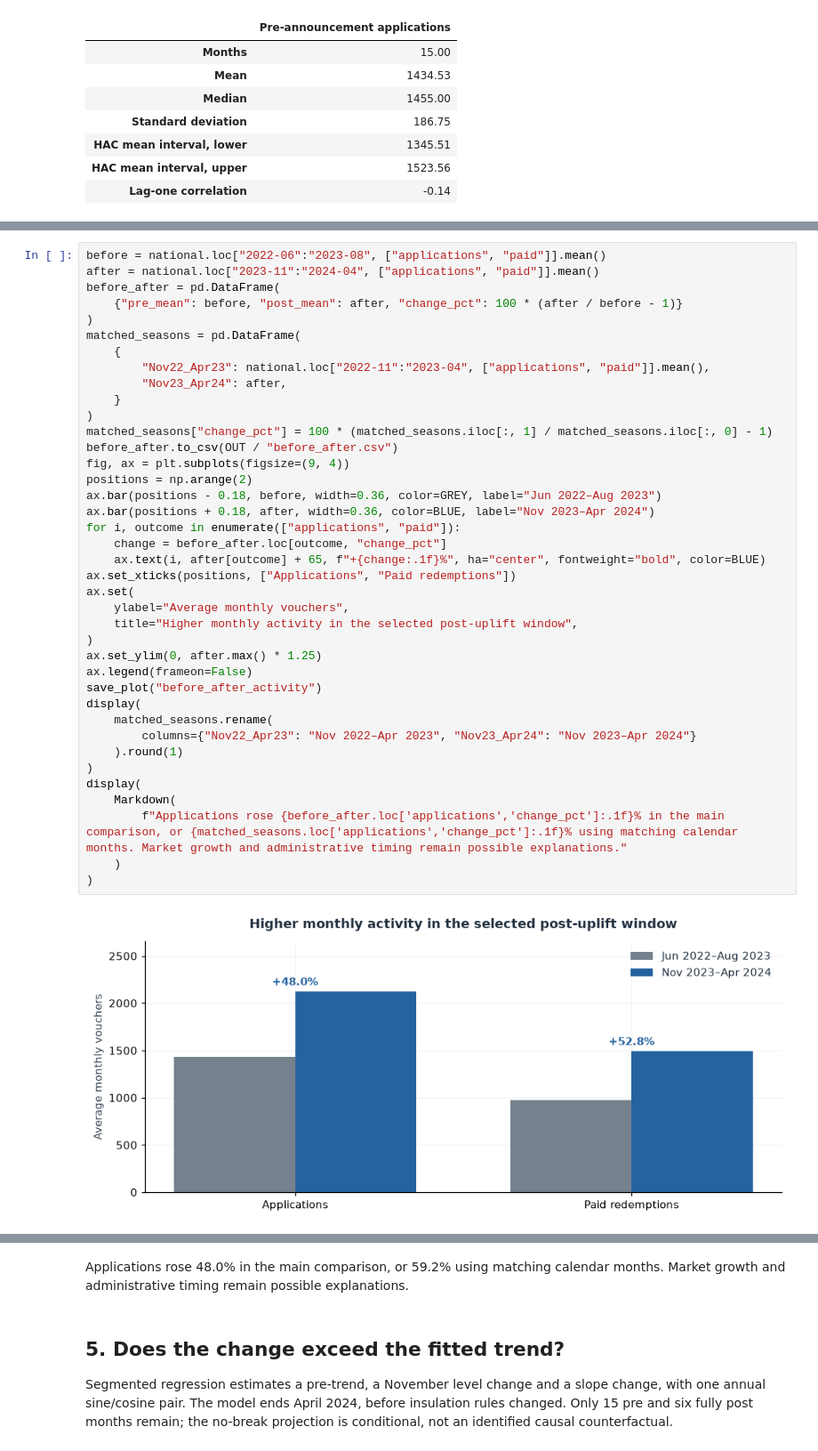
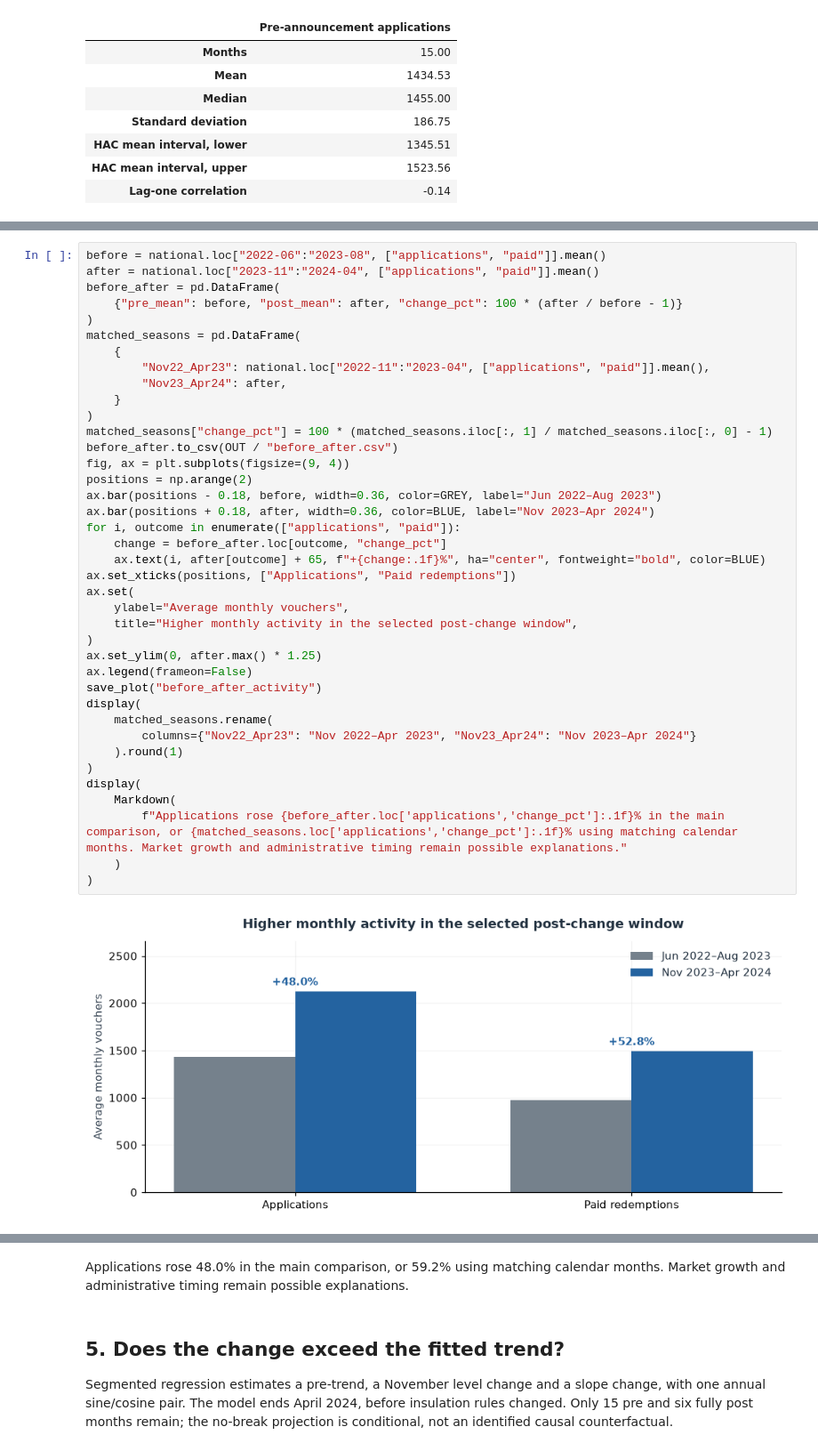
Before and after one commit to AyushSinghRaghuwanshi/uk-boiler-upgrade-scheme-analysis, a Jupyter notebook: notebooks/01_data_understanding.ipynb, the cells around one changed output, grey strips where cells are left out. Shown at 89% size. Drawn from its saved outputs; the diff is of its cells as text.

```diff
--- a/notebooks/01_data_understanding.ipynb
+++ b/notebooks/01_data_understanding.ipynb
@@ -505,35 +505,35 @@ matched_seasons = pd.DataFrame(
         "Nov23_Apr24": after,
     }
 )
 matched_seasons["change_pct"] = 100 * (matched_seasons.iloc[:, 1] / matched_seasons.iloc[:, 0] - 1)
 before_after.to_csv(OUT / "before_after.csv")
 fig, ax = plt.subplots(figsize=(9, 4))
 positions = np.arange(2)
 ax.bar(positions - 0.18, before, width=0.36, color=GREY, label="Jun 2022–Aug 2023")
 ax.bar(positions + 0.18, after, width=0.36, color=BLUE, label="Nov 2023–Apr 2024")
 for i, outcome in enumerate(["applications", "paid"]):
     change = before_after.loc[outcome, "change_pct"]
     ax.text(i, after[outcome] + 65, f"+{change:.1f}%", ha="center", fontweight="bold", color=BLUE)
 ax.set_xticks(positions, ["Applications", "Paid redemptions"])
 ax.set(
     ylabel="Average monthly vouchers",
-    title="Higher monthly activity in the selected post-uplift window",
+    title="Higher monthly activity in the selected post-change window",
 )
 ax.set_ylim(0, after.max() * 1.25)
 ax.legend(frameon=False)
 save_plot("before_after_activity")
 display(
     matched_seasons.rename(
         columns={"Nov22_Apr23": "Nov 2022–Apr 2023", "Nov23_Apr24": "Nov 2023–Apr 2024"}
     ).round(1)
 )
 display(
     Markdown(
         f"Applications rose {before_after.loc['applications','change_pct']:.1f}% in the main comparison, or {matched_seasons.loc['applications','change_pct']:.1f}% using matching calendar months. Market growth and administrative timing remain possible explanations."
     )
 )
 # %% [output]
-[figure, old version]
+[figure, new version]
 |  | Nov 2022–Apr 2023 | Nov 2023–Apr 2024 | change_pct |
 | Voucher status |  |  |  |
 | applications | 1334.3 | 2123.7 | 59.2 |
```
Also changed, not shown: parts of 10 cells of this notebook, 27 other files.
